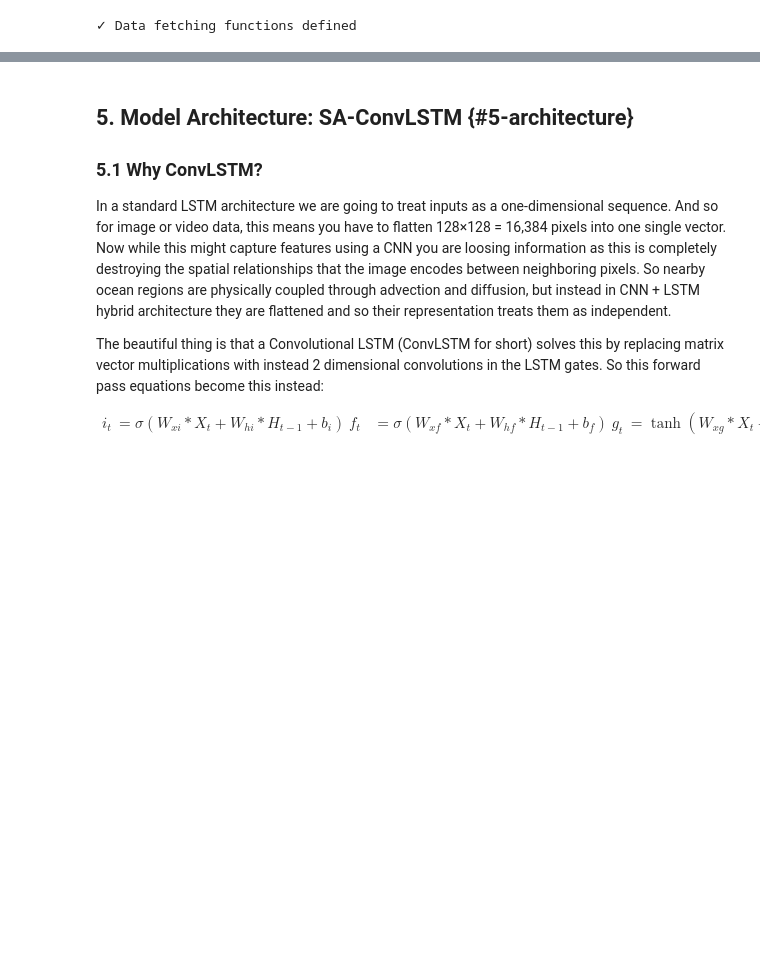
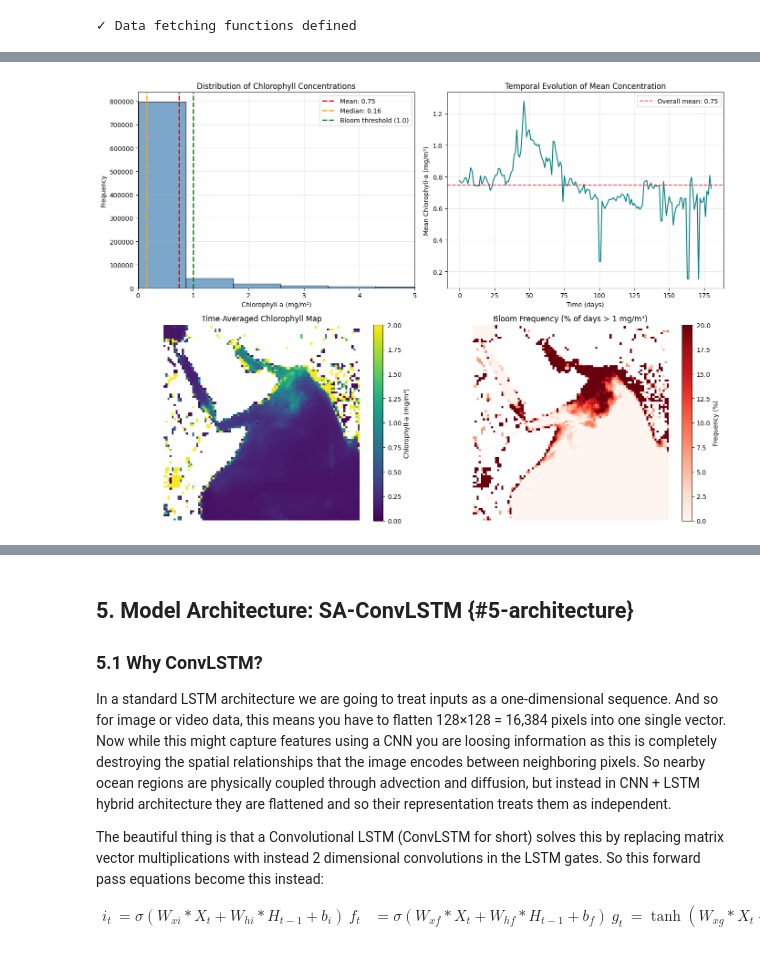
Before and after one commit to thefarmerbob/Microplastic-Prediction, a Jupyter notebook: CS156-Chlorophyl/chlorophyll_convlstm_dbscan_complete.ipynb, the cells around one changed output, grey strips where cells are left out. Cells and saved outputs as stored; diff of their text form; code cells hidden in the pictures; blank space fills up the shorter version.

```diff
--- a/CS156-Chlorophyl/chlorophyll_convlstm_dbscan_complete.ipynb
+++ b/CS156-Chlorophyl/chlorophyll_convlstm_dbscan_complete.ipynb
@@ -266,0 +271,88 @@ print("✓ Data fetching functions defined")
+# %%
+# Compute descriptive statistics
+print("="*70)
+print("CHLOROPHYLL DATA SUMMARY STATISTICS")
+print("="*70)
+
+# Denormalize data to get actual mg/m³ values
+data_denorm = data * (data_max - data_min) + data_min
+
+# Filter out land (values < 0.01 mg/m³)
+ocean_mask = data_denorm >= 0.01
+ocean_values = data_denorm[ocean_mask]
+
+print(f"\nDataset Shape: {data.shape}")
+print(f"  - Temporal: {data.shape[0]} days")
+print(f"  - Spatial: {data.shape[1]} x {data.shape[2]} pixels")
+print(f"  - Total pixels: {data.shape[1] * data.shape[2]:,}")
+print(f"  - Ocean pixels (avg): {ocean_mask.sum(axis=(1,2)).mean():.0f} per frame")
+
+print(f"\nChlorophyll-a Concentration (mg/m³):")
+print(f"  - Mean: {ocean_values.mean():.3f}")
+print(f"  - Median: {np.median(ocean_values):.3f}")
+print(f"  - Std Dev: {ocean_values.std():.3f}")
+print(f"  - Min: {ocean_values.min():.3f}")
+print(f"  - Max: {ocean_values.max():.3f}")
+print(f"  - 25th percentile: {np.percentile(ocean_values, 25):.3f}")
+print(f"  - 75th percentile: {np.percentile(ocean_values, 75):.3f}")
+print(f"  - 95th percentile: {np.percentile(ocean_values, 95):.3f}")
+print(f"  - 99th percentile: {np.percentile(ocean_values, 99):.3f}")
+
+print(f"\nBloom Threshold Analysis (>1 mg/m³):")
+bloom_pixels = (data_denorm >= 1.0) & ocean_mask
+print(f"  - Frames with blooms: {(bloom_pixels.sum(axis=(1,2)) > 0).sum()} / {data.shape[0]}")
+print(f"  - Avg bloom coverage: {bloom_pixels.sum() / ocean_mask.sum() * 100:.2f}% of ocean")
+
+print("\n" + "="*70)
+
+# Create visualizations
+fig, axes = plt.subplots(2, 2, figsize=(14, 10))
+
+# 1. Distribution histogram (log scale)
+ax = axes[0, 0]
+ax.hist(ocean_values, bins=100, color='steelblue', alpha=0.7, edgecolor='black')
+ax.axvline(ocean_values.mean(), color='red', linestyle='--', linewidth=2, label=f'Mean: {ocean_values.mean():.2f}')
+ax.axvline(np.median(ocean_values), color='orange', linestyle='--', linewidth=2, label=f'Median: {np.median(ocean_values):.2f}')
+ax.axvline(1.0, color='green', linestyle='--', linewidth=2, label='Bloom threshold (1.0)')
+ax.set_xlabel('Chlorophyll-a (mg/m³)')
+ax.set_ylabel('Frequency')
+ax.set_title('Distribution of Chlorophyll Concentrations')
+ax.set_xlim(0, 5)
+ax.legend()
+ax.grid(True, alpha=0.3)
+
+# 2. Time series of spatial average
+ax = axes[0, 1]
+daily_mean = np.array([data_denorm[t][ocean_mask[t]].mean() for t in range(data.shape[0])])
+ax.plot(daily_mean, color='teal', linewidth=1.5)
+ax.axhline(daily_mean.mean(), color='red', linestyle='--', alpha=0.7, label=f'Overall mean: {daily_mean.mean():.2f}')
+ax.set_xlabel('Time (days)')
+ax.set_ylabel('Mean Chlorophyll-a (mg/m³)')
+ax.set_title('Temporal Evolution of Mean Concentration')
+ax.legend()
+ax.grid(True, alpha=0.3)
+
+# 3. Spatial average map
+ax = axes[1, 0]
+temporal_mean = data_denorm.mean(axis=0)
+land_mask_2d = temporal_mean < 0.01
+temporal_mean_masked = np.ma.masked_where(land_mask_2d, temporal_mean)
+im = ax.imshow(temporal_mean_masked, cmap='viridis', vmin=0, vmax=2)
+ax.set_title('Time-Averaged Chlorophyll Map')
+ax.axis('off')
+plt.colorbar(im, ax=ax, label='Chlorophyll-a (mg/m³)')
+
+# 4. Bloom frequency map
+ax = axes[1, 1]
+bloom_freq = (bloom_pixels.sum(axis=0) / data.shape[0]) * 100
+bloom_freq_masked = np.ma.masked_where(land_mask_2d, bloom_freq)
+im = ax.imshow(bloom_freq_masked, cmap='Reds', vmin=0, vmax=20)
+ax.set_title('Bloom Frequency (% of days > 1 mg/m³)')
+ax.axis('off')
+plt.colorbar(im, ax=ax, label='Frequency (%)')
+
+plt.tight_layout()
+plt.savefig('data_exploratory_analysis.png', dpi=150, bbox_inches='tight')
+print("\n✓ Visualizations saved to data_exploratory_analysis.png")
+plt.show()
+# %% [output]
@@ -266,0 +376 @@ print("✓ Data fetching functions defined")
+[figure, added]
```
Also changed, not shown: parts of 5 cells of this notebook.
